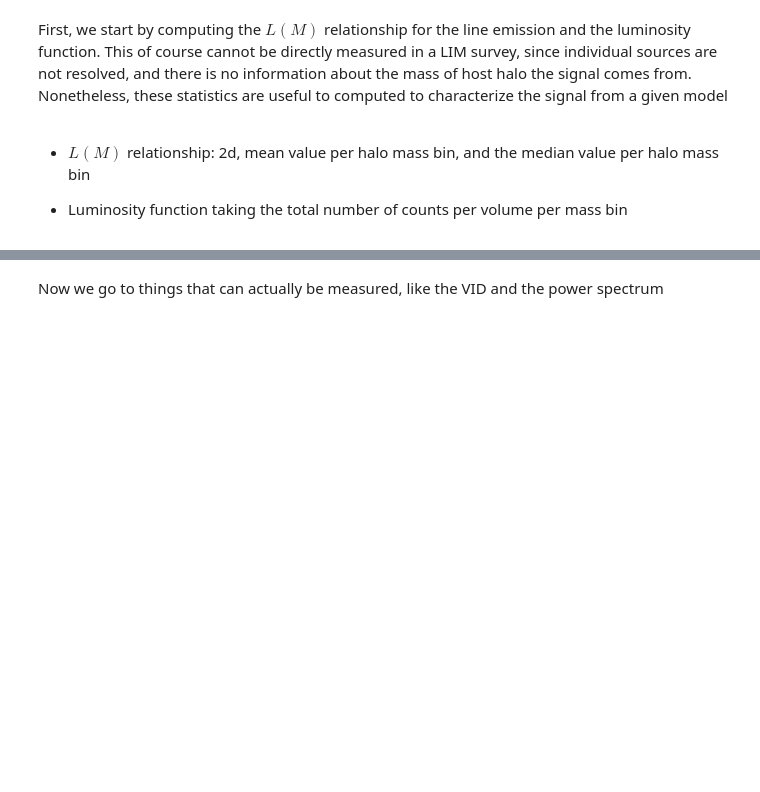
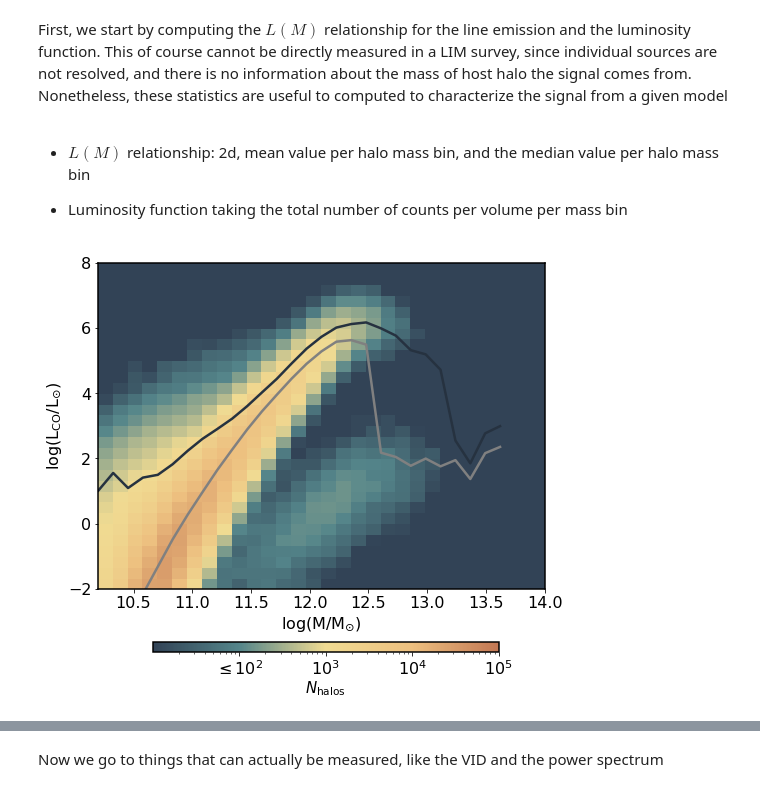
Before and after one commit to kokron/skyLine, a Jupyter notebook: examples/quickstart.ipynb, the cells around one changed output, grey strips where cells are left out. Saved outputs shown, nothing was run; the diff lists cells and outputs as text; code cells hidden in the pictures; blank space fills up the shorter version.

```diff
--- a/examples/quickstart.ipynb
+++ b/examples/quickstart.ipynb
@@ -160,13 +171,13 @@ First, we start by computing the $L(M)$ relationship for the line emission and t
 - Luminosity function taking the total number of counts per volume per mass bin
 # %%
 #Get the halos that get into the survey and get their mass and their luminosity
-Mhalos = (M.halos_in_survey_all['Mhalo'].to(u.Msun)).value #transform to Msun units (from Msun/h)
+Mhalos = (LC_CO.halos_in_survey_all['CO_J10']['Mhalo'].to(u.Msun)).value #transform to Msun units (from Msun/h)
 logMhalo = np.log10(Mhalos)
-Lhalos = M.halos_in_survey_all['Lhalo']
+Lhalos = LC_CO.halos_in_survey_all['CO_J10']['Lhalo']
 
 #Get the log-binning in mass and in luminosity
 logM=np.linspace(10.2, 14, 31)
-logL=np.linspace(9.3,11.7, 50)
+logL=np.linspace(9.3,11.7, 31)
 
 #get L(M)
 meanLCO=[]
@@ -174,11 +185,11 @@ medianLCO=[]
 for i in range(len(logM)-1):
     inds = (logMhalo>=logM[i])&(logMhalo<logM[i+1])&(Lhalos>0) #remove the halos that don't have any luminosity
     Lbin = Lhalos[inds]
-    meanLCO.append(np.mean(Lbin))
-    medianLCO.append(np.median(Lbin))
+    meanLCO.append(np.mean(Lbin).value)
+    medianLCO.append(np.median(Lbin).value)
 
-meanLCO = np.asarray(meanLCO)
-medianLCO = np.asarry(medianLCO)
+meanLCO = np.asarray(meanLCO)*Lbin.unit
+medianLCO = np.asarray(medianLCO)*Lbin.unit
 
 #Get luminosity function
 LCO_prime = Lhalos/(3.2e-11*u.Lsun)/LC_CO.line_nu0[LC_CO.target_line].value**3 #transform to L'
@@ -187,20 +198,22 @@ phi=Nhalos/np.diff(logL)[0]/((LC_CO.Lbox[0]*LC_CO.Lbox[1]*LC_CO.Lbox[2]).to(u.Mp
 # %%
 #make the plot for L(M)
 fig, ax = plt.subplots(nrows=1, ncols=1)
 
-ax[0,0].hist2d(logMhalo[Lhalos>0], np.log10(Lhalos[Lhalos>0]), bins=[np.linspace(10.2, 14, 31), np.linspace(-2, 8, 31)],
-               norm=matplotlib.colors.LogNorm(vmin=1e3, vmax=8e6), cmap=cmap)
-ax[0,0].plot(logM[:-1], np.log10(meanLCO), color='#263240')
-ax[0,0].plot(logM[:-1], np.log10(medianLCO), color='gray')
-ax[0,0].set_facecolor(dark_blue)
-ax[0,0].set_ylim(-2, 8)
-ax[0,0].set_xlim(10.2, 14)
-ax[0,0].set_xlabel(r'$\log$(M/M$_{\odot}$)')
-ax[0,0].set_ylabel(r'$\log$(L$_{\rm CO}$/L$_{\odot}$)')
+im=ax.hist2d(logMhalo[Lhalos.value>0], np.log10(Lhalos.value[Lhalos.value>0]), bins=[np.linspace(10.2, 14, 31), np.linspace(-2, 8, 31)],
+            norm=matplotlib.colors.LogNorm(vmin=1e1, vmax=1e5), cmap=cmap)
+ax.plot(logM[:-1], np.log10(meanLCO.value), color='#263240')
+ax.plot(logM[:-1], np.log10(medianLCO.value), color='gray')
+ax.set_facecolor(dark_blue)
+ax.set_ylim(-2, 8)
+ax.set_xlim(10.2, 14)
+ax.set_xlabel(r'$\log$(M/M$_{\odot}$)')
+ax.set_ylabel(r'$\log$(L$_{\rm CO}$/L$_{\odot}$)')
 #ax0 = ax[0].twinx()
 #ax0.plot(logM[:-1], meanLCO*(u.Lsun.to(u.erg/u.s)), alpha=0)
 cbar_ax = fig.add_axes([0.22, -0.02, 0.6, 0.022])
-cbar_ax.set_title(r'$N_{\rm halos}$', fontsize=15, x=0.5, y=-3.5)
+cbar_ax.set_title(r'$N_{\rm halos}$', fontsize=15, x=0.5, y=-5)
 cbar=fig.colorbar(im[3], cax=cbar_ax, orientation='horizontal')
-cbar.set_ticks([1e3, 1e4, 1e5, 1e6])
-cbar.set_ticklabels([r'$\leq 10^3$','$10^4$','$10^5$','$10^6$'])
+cbar.set_ticks([1e2, 1e3, 1e4, 1e5])
+cbar.set_ticklabels([r'$\leq 10^2$','$10^3$','$10^4$','$10^5$'])
+# %% [output]
+[figure, added]
```
Also changed, not shown: parts of 13 cells of this notebook.
